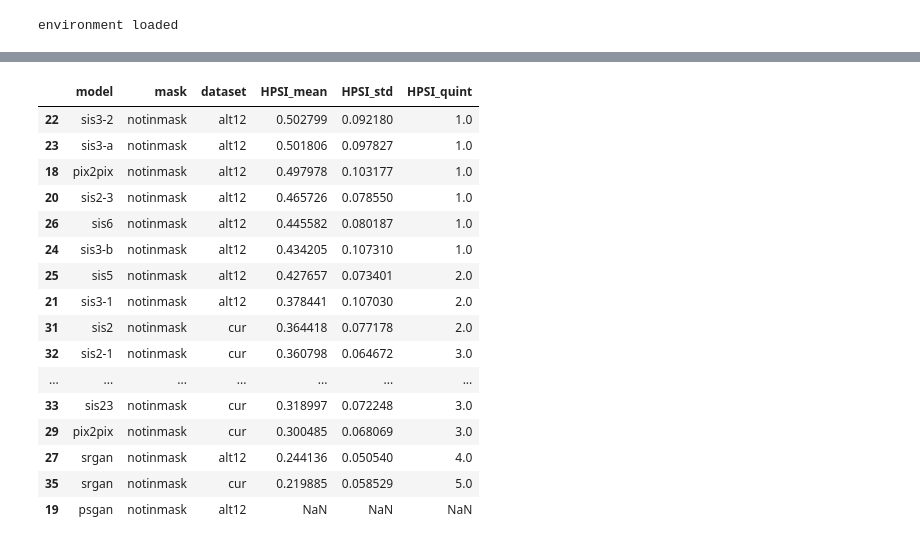
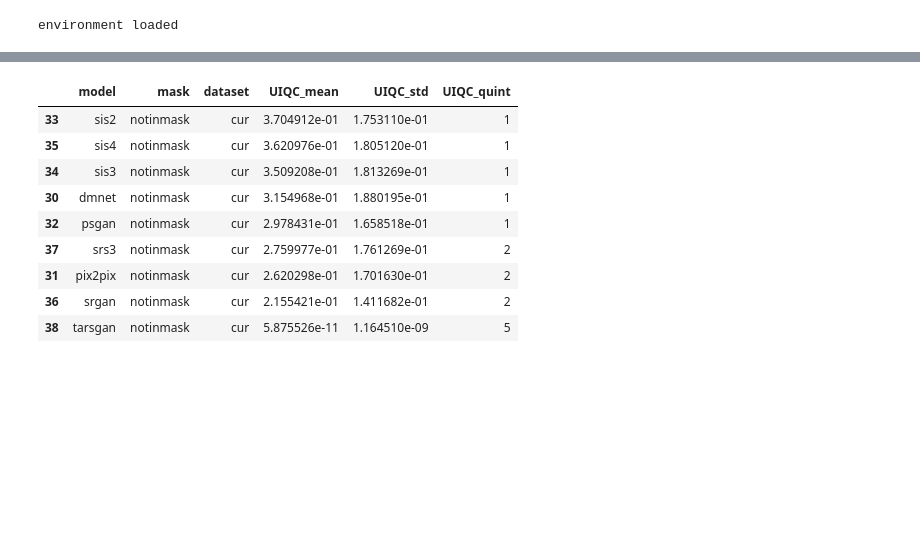
Before and after one commit to ucabcbo/ARISGAN, a Jupyter notebook: summary_eval.ipynb, the cells around one changed output, grey strips where cells are left out. Cells and saved outputs as stored; diff of their text form; code cells hidden in the pictures; blank space fills up the shorter version.

```diff
--- a/summary_eval.ipynb
+++ b/summary_eval.ipynb
@@ -27,7 +71,8 @@ evaluation_root = os.path.join(env.EXPERIMENT_ROOT, '_evaluation')
 columnnames = ['loss',
                'mask',
                'dataset',
-               'model']
+               'model',
+               'batch']
 
 data_frames = []
 for filename in os.listdir(evaluation_root):
@@ -47,3 +92,6 @@ for filename in os.listdir(evaluation_root):
 
 # Concatenate all DataFrames into a single DataFrame
 combined_df = pd.concat(data_frames, ignore_index=True).drop('index', axis=1)
+combined_df['batch'].fillna('b16', inplace=True)
+
+combined_df = combined_df[combined_df['model'].isin(modelorder)]
@@ -172,22 +178,15 @@ def quintile(metric:str, num_quint:int=5, masked:bool=None, dataset:str=None, re
     else:
         return result
 # %%
-quintile('HPSI', masked=False, dataset=None, returndf=True)
+quintile('UIQC', masked=False, dataset='cur', returndf=True)
 # %% [output]
-|  | model | mask | dataset | HPSI_mean | HPSI_std | HPSI_quint |
-| 22 | sis3-2 | notinmask | alt12 | 0.502799 | 0.092180 | 1.0 |
-| 23 | sis3-a | notinmask | alt12 | 0.501806 | 0.097827 | 1.0 |
-| 18 | pix2pix | notinmask | alt12 | 0.497978 | 0.103177 | 1.0 |
-| 20 | sis2-3 | notinmask | alt12 | 0.465726 | 0.078550 | 1.0 |
-| 26 | sis6 | notinmask | alt12 | 0.445582 | 0.080187 | 1.0 |
-| 24 | sis3-b | notinmask | alt12 | 0.434205 | 0.107310 | 1.0 |
-| 25 | sis5 | notinmask | alt12 | 0.427657 | 0.073401 | 2.0 |
-| 21 | sis3-1 | notinmask | alt12 | 0.378441 | 0.107030 | 2.0 |
-| 31 | sis2 | notinmask | cur | 0.364418 | 0.077178 | 2.0 |
-| 32 | sis2-1 | notinmask | cur | 0.360798 | 0.064672 | 3.0 |
-| ... | ... | ... | ... | ... | ... | ... |
-| 33 | sis23 | notinmask | cur | 0.318997 | 0.072248 | 3.0 |
-| 29 | pix2pix | notinmask | cur | 0.300485 | 0.068069 | 3.0 |
-| 27 | srgan | notinmask | alt12 | 0.244136 | 0.050540 | 4.0 |
-| 35 | srgan | notinmask | cur | 0.219885 | 0.058529 | 5.0 |
-| 19 | psgan | notinmask | alt12 | NaN | NaN | NaN |
+|  | model | mask | dataset | UIQC_mean | UIQC_std | UIQC_quint |
+| 33 | sis2 | notinmask | cur | 3.704912e-01 | 1.753110e-01 | 1 |
+| 35 | sis4 | notinmask | cur | 3.620976e-01 | 1.805120e-01 | 1 |
+| 34 | sis3 | notinmask | cur | 3.509208e-01 | 1.813269e-01 | 1 |
+| 30 | dmnet | notinmask | cur | 3.154968e-01 | 1.880195e-01 | 1 |
+| 32 | psgan | notinmask | cur | 2.978431e-01 | 1.658518e-01 | 1 |
+| 37 | srs3 | notinmask | cur | 2.759977e-01 | 1.761269e-01 | 2 |
+| 31 | pix2pix | notinmask | cur | 2.620298e-01 | 1.701630e-01 | 2 |
+| 36 | srgan | notinmask | cur | 2.155421e-01 | 1.411682e-01 | 2 |
+| 38 | tarsgan | notinmask | cur | 5.875526e-11 | 1.164510e-09 | 5 |
```
Also changed, not shown: parts of 7 cells of this notebook.
